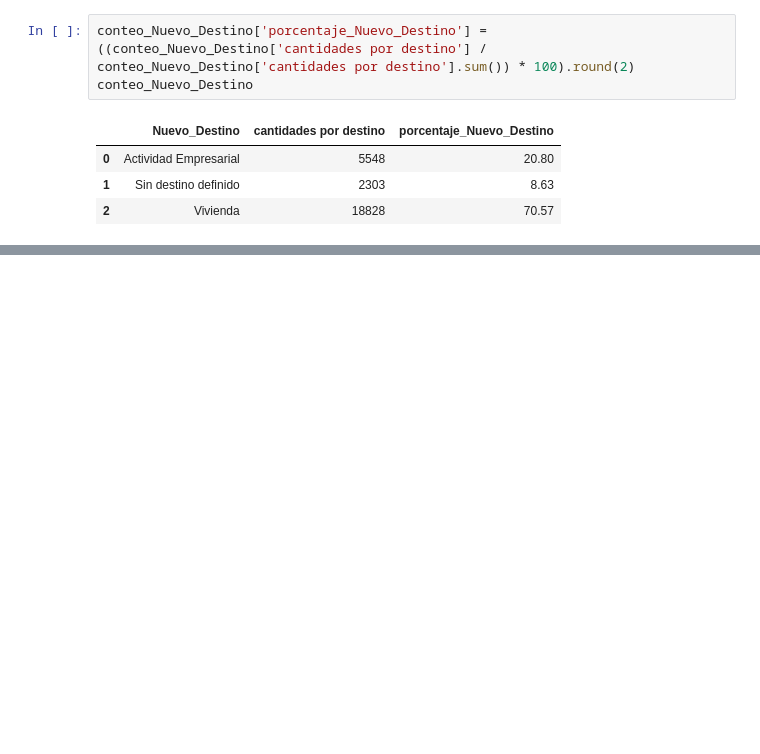
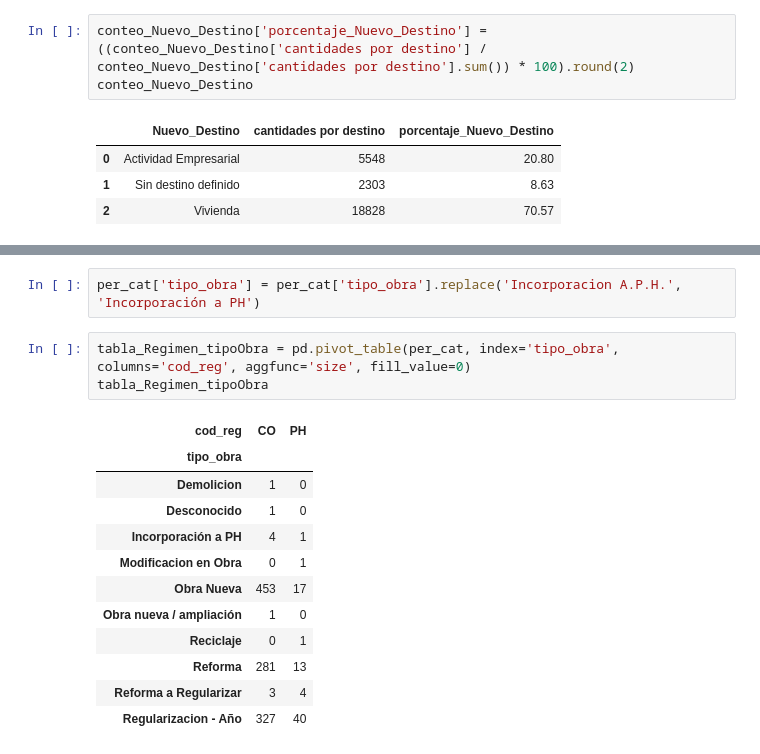
Before and after one commit to danblanc/python-para-ciencia-de-datos, a Jupyter notebook: Proyectos/Proyecto Crey_VFern/ReyFer.ipynb, the cells around one changed output, grey strips where cells are left out. Saved outputs shown, nothing was run; the diff lists cells and outputs as text; blank space fills up the shorter version.

```diff
--- a/Proyectos/Proyecto Crey_VFern/ReyFer.ipynb
+++ b/Proyectos/Proyecto Crey_VFern/ReyFer.ipynb
@@ -519,0 +530,18 @@ conteo_tipo_obra
+# %%
+per_cat['tipo_obra'] = per_cat['tipo_obra'].replace('Incorporacion A.P.H.', 'Incorporación a PH')
+# %%
+tabla_Regimen_tipoObra = pd.pivot_table(per_cat, index='tipo_obra', columns='cod_reg', aggfunc='size', fill_value=0)
+tabla_Regimen_tipoObra
+# %% [output]
+| cod_reg | CO | PH |
+| tipo_obra |  |  |
+| Demolicion | 1 | 0 |
+| Desconocido | 1 | 0 |
+| Incorporación a PH | 4 | 1 |
+| Modificacion en Obra | 0 | 1 |
+| Obra Nueva | 453 | 17 |
+| Obra nueva / ampliación | 1 | 0 |
+| Reciclaje | 0 | 1 |
+| Reforma | 281 | 13 |
+| Reforma a Regularizar | 3 | 4 |
+| Regularizacion - Año | 327 | 40 |
```
Also changed, not shown: parts of 2 cells of this notebook.
